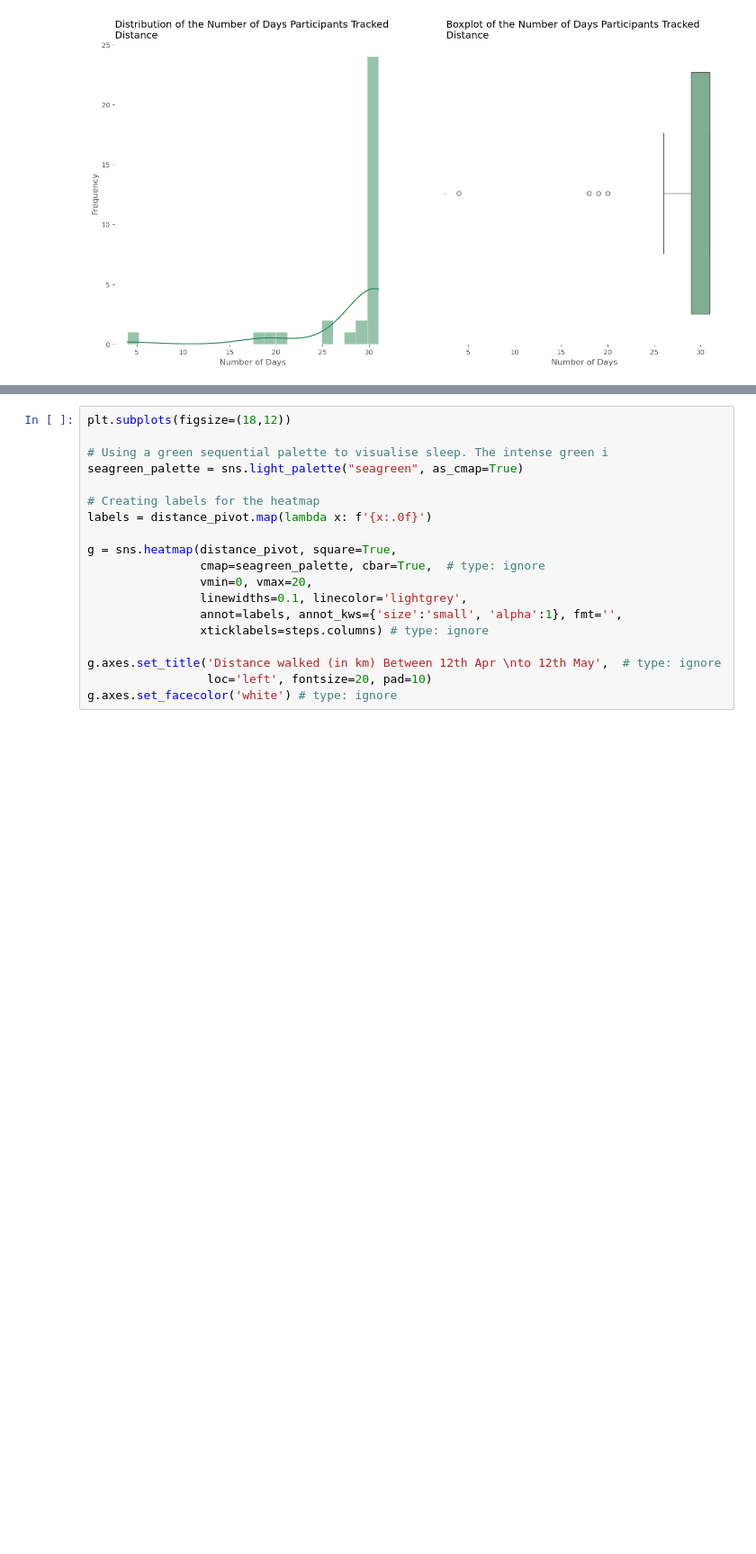
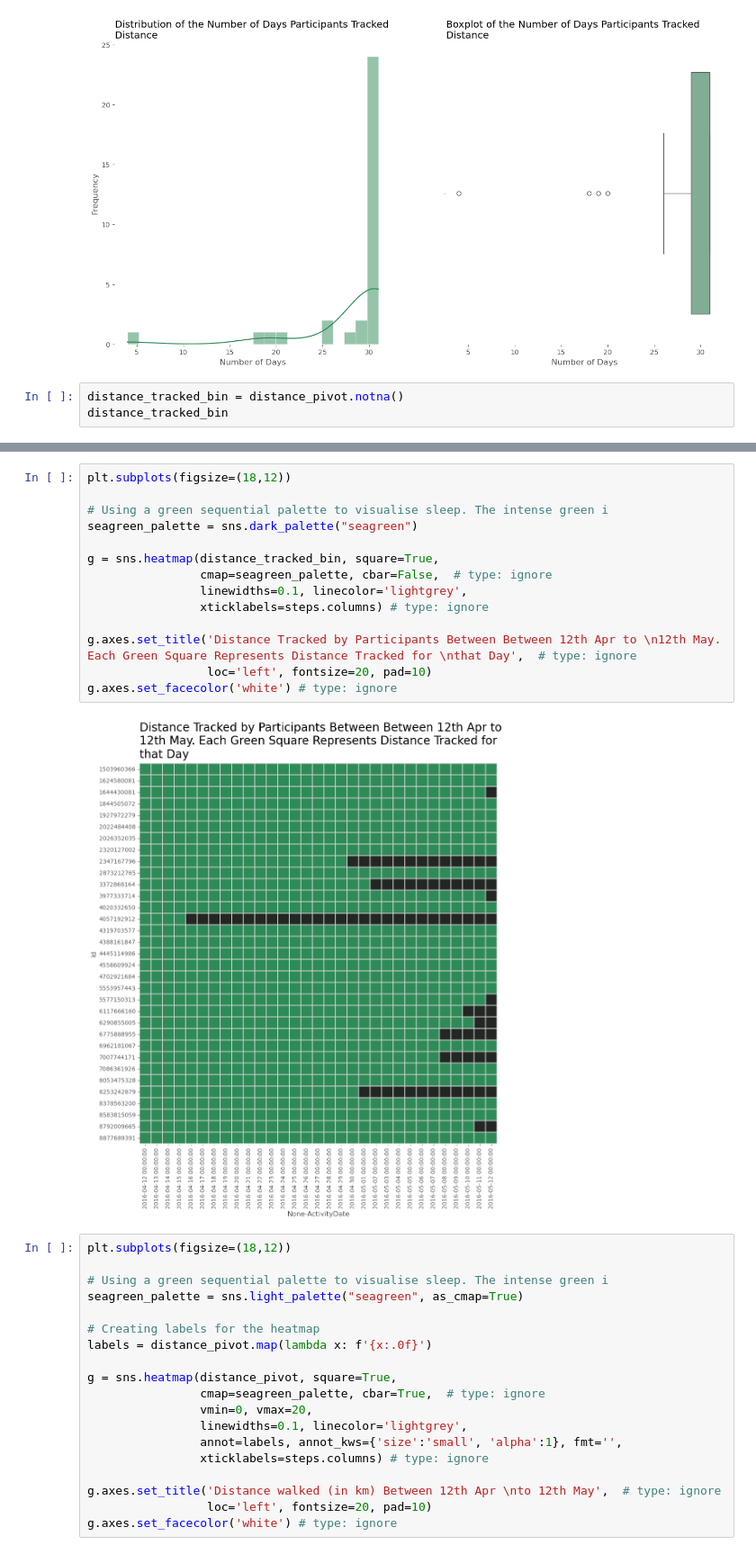
Before and after one commit to lzytimx/Portfolio, a Jupyter notebook: bellabeat_google/bellabeat.ipynb, the cells around one changed output, grey strips where cells are left out. Shown at 90% size. Saved outputs shown, nothing was run; the diff lists cells and outputs as text; blank space fills up the shorter version.

```diff
--- a/bellabeat_google/bellabeat.ipynb
+++ b/bellabeat_google/bellabeat.ipynb
@@ -658,3 +697,6 @@ ax[0].set_facecolor('white')
 ax[1].set_facecolor('white')
 # %% [output]
 [figure]
+# %%
+distance_tracked_bin = distance_pivot.notna()
+distance_tracked_bin
@@ -661,3 +719,19 @@ ax[1].set_facecolor('white')
+# %%
+plt.subplots(figsize=(18,12))
+
+# Using a green sequential palette to visualise sleep. The intense green i
+seagreen_palette = sns.dark_palette("seagreen")
+
+g = sns.heatmap(distance_tracked_bin, square=True,
+                cmap=seagreen_palette, cbar=False,  # type: ignore
+                linewidths=0.1, linecolor='lightgrey',
+                xticklabels=steps.columns) # type: ignore
+
+g.axes.set_title('Distance Tracked by Participants Between Between 12th Apr to \n12th May. Each Green Square Represents Distance Tracked for \nthat Day',  # type: ignore
+                 loc='left', fontsize=20, pad=10)
+g.axes.set_facecolor('white') # type: ignore
+# %% [output]
+[figure, added]
 # %%
 plt.subplots(figsize=(18,12))
 
```
Also changed, not shown: parts of 85 cells of this notebook.
